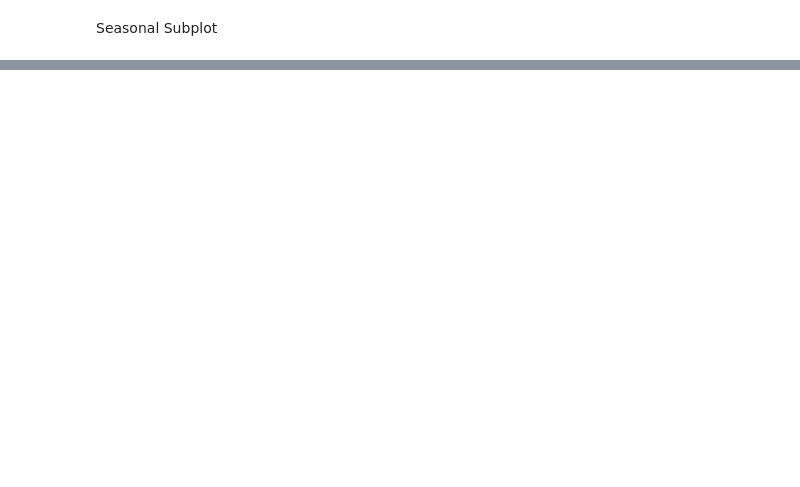
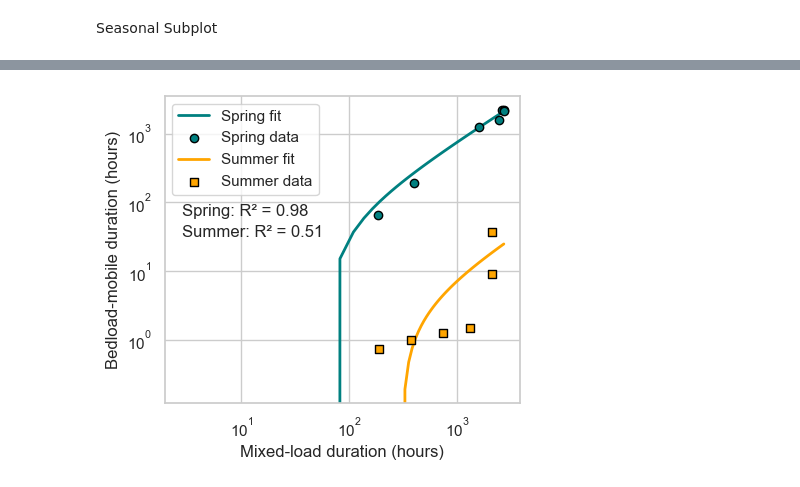
Before and after one commit to nicole-hucke/sediment_trap_paper, a Jupyter notebook: data_analysis/modes_of_transport/modes_of_transport_analysis.ipynb, the cells around one changed output, grey strips where cells are left out. Drawn from its saved outputs; the diff is of its cells as text; code cells hidden in the pictures; blank space fills up the shorter version.

Commit message:
mode of transport figure supplemental material

```diff
--- a/data_analysis/modes_of_transport/modes_of_transport_analysis.ipynb
+++ b/data_analysis/modes_of_transport/modes_of_transport_analysis.ipynb
@@ -2231,0 +2278,13 @@ plt.show()
+# %%
+df_spring = merge_mixed_bedload(
+    mixed_spring_times,
+    bedload_spring_times,
+    season='Spring'
+)
+
+df_summer = merge_mixed_bedload(
+    mixed_summer_times,
+    bedload_summer_times,
+    season='Summer'
+)
+df_all = pd.concat([df_spring, df_summer], ignore_index=True)
@@ -2231,0 +2293,79 @@ plt.show()
+# %%
+reg_stats = {}
+
+for season in ['Spring', 'Summer']:
+    df_season = df_all[df_all['Season'] == season]
+
+    x = df_season['time_mixed'].values
+    y = df_season['time_bed'].values
+
+    slope, intercept, r_value, p_value, stderr = linregress(x, y)
+
+    reg_stats[season] = {
+        'slope': slope,
+        'intercept': intercept,
+        'R2': r_value**2,
+        'p_value': p_value,
+        'stderr': stderr
+    }
+
+plt.figure(figsize=(4.5, 4))
+
+markers = {'Spring': 'o', 'Summer': 's'}
+colors = {'Spring': 'teal', 'Summer': 'orange'}
+
+max_val = max(df_all['time_mixed'].max(), df_all['time_bed'].max())
+x_line = np.linspace(0, max_val, 100)
+
+# 1:1 line
+#plt.plot(x_line, x_line, 'k--', linewidth=1, label='1:1')
+
+for season in ['Spring', 'Summer']:
+    df_season = df_all[df_all['Season'] == season]
+
+    # regression
+    slope = reg_stats[season]['slope']
+    intercept = reg_stats[season]['intercept']
+    y_fit = slope * x_line + intercept
+
+    plt.plot(
+        x_line,
+        y_fit,
+        color=colors[season],
+        linewidth=2,
+        label=f'{season} fit',
+        zorder=1
+    )
+
+    # scatter
+    plt.scatter(
+        df_season['time_mixed'],
+        df_season['time_bed'],
+        marker=markers[season],
+        color=colors[season],
+        edgecolor='black',
+        label=f'{season} data',
+        zorder=4
+    )
+
+y_text = 0.65
+for season in ['Spring', 'Summer']:
+    s = reg_stats[season]
+    plt.text(
+        0.05,
+        y_text,
+        f'{season}: R² = {s["R2"]:.2f}',
+        transform=plt.gca().transAxes,
+        va='top'
+    )
+    y_text -= 0.07
+
+plt.xlabel('Mixed-load duration (hours)')
+plt.ylabel('Bedload-mobile duration (hours)')
+plt.yscale('log')
+plt.xscale('log')
+plt.legend()
+plt.tight_layout()
+plt.show()
+# %% [output]
+[figure, added]
```
Also changed, not shown: parts of 9 cells of this notebook, 13 other files.
